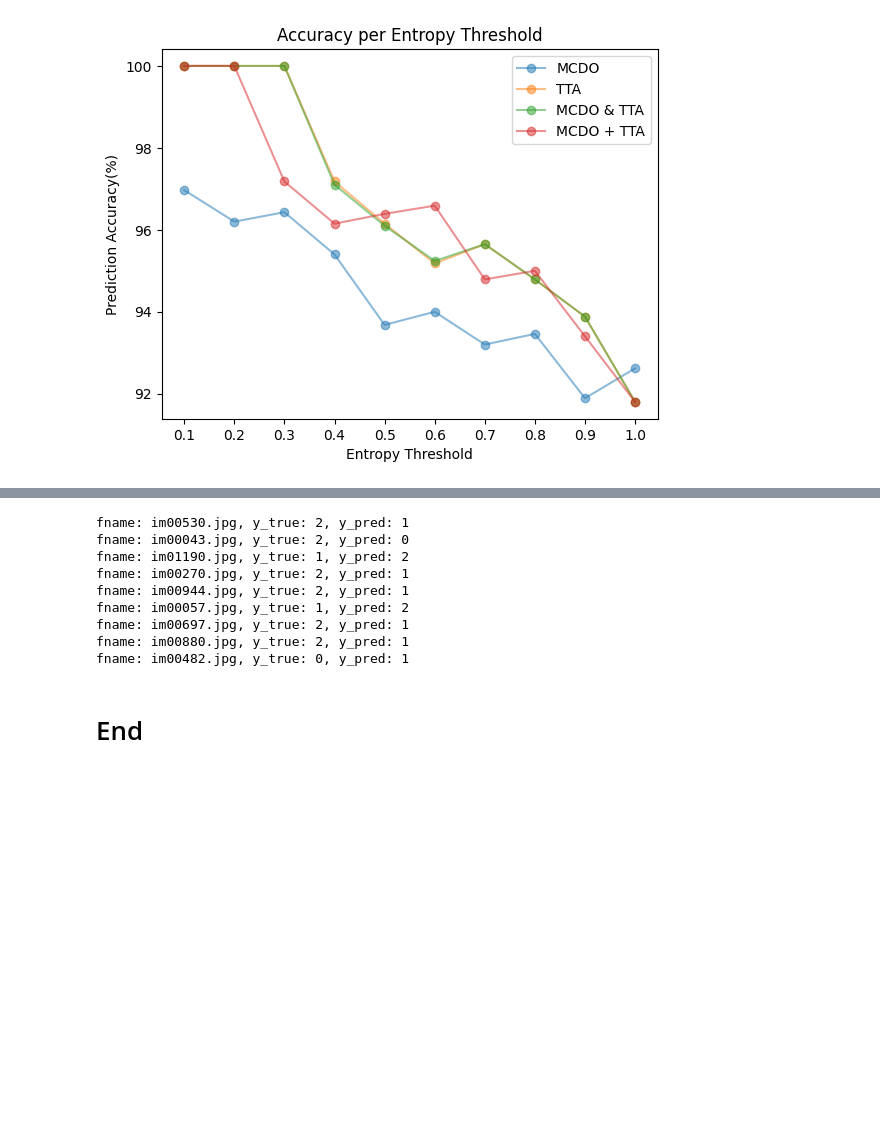
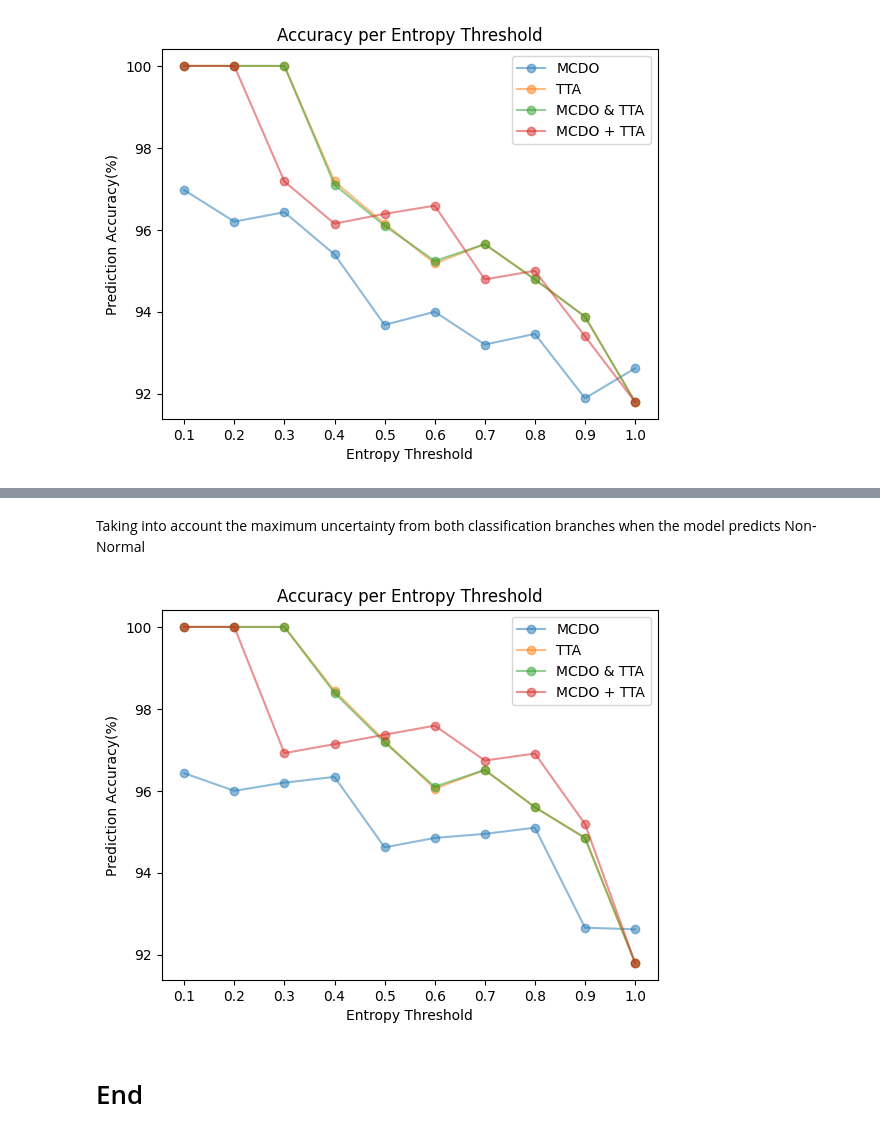
Before and after one commit to SaraDadjouy/GBCRet, a Jupyter notebook: Uncertainty Estimation.ipynb, the cells around one changed output, grey strips where cells are left out. Saved outputs shown, nothing was run; the diff lists cells and outputs as text; code cells hidden in the pictures; blank space fills up the shorter version.

Commit message:
Update Uncertainty Estimation

```diff
--- a/Uncertainty Estimation.ipynb
+++ b/Uncertainty Estimation.ipynb
@@ -1998,4 +2121,0 @@ plt.show()
-# %%
-checkpoint_path = "/content/drive/MyDrive/CV/Project/ResNet, GBCNet, GBCRet, 3/GBCRet, layer4 combination, Hierarchical cls, gbcnet VA, 50 epochs pretrained RN, CrossEntropyLoss, dropout=0.5, bm_fc_layers=3/checkpoints/best_model_epoch_51.pth"
-val_txt_path = "/content/drive/MyDrive/CV/Project/data/test.txt"
-acc, cfm, y_true, y_pred, fnames, all_bboxes, all_logits = eval_cal(checkpoint_path, val_txt_path)
@@ -2011,14 +2122,2 @@ Normal vs Not Noraml Acc: 0.9836 Benign vs Malignant Acc: 0.9222
-# %%
-for y,p,n in zip(y_true, y_pred, fnames):
-  if y != p:
-    print(f"fname: {n}, y_true: {y}, y_pred: {p}")
-# %% [output]
-fname: im00530.jpg, y_true: 2, y_pred: 1
-fname: im00043.jpg, y_true: 2, y_pred: 0
-fname: im01190.jpg, y_true: 1, y_pred: 2
-fname: im00270.jpg, y_true: 2, y_pred: 1
-fname: im00944.jpg, y_true: 2, y_pred: 1
-fname: im00057.jpg, y_true: 1, y_pred: 2
-fname: im00697.jpg, y_true: 2, y_pred: 1
-fname: im00880.jpg, y_true: 2, y_pred: 1
-fname: im00482.jpg, y_true: 0, y_pred: 1
+# %% [markdown]
+Taking into account the maximum uncertainty from both classification branches when the model predicts Non-Normal
@@ -2025,2 +2167,23 @@ fname: im00482.jpg, y_true: 0, y_pred: 1
+# %%
+mcdo_accuracies_per_threshold = uncertainty_threshold_accuracies("/content/drive/MyDrive/CV/Project/ResNet, GBCNet, GBCRet, 3/Uncertainty/MCDO.npz")
+tta_accuracies_per_threshold = uncertainty_threshold_accuracies("/content/drive/MyDrive/CV/Project/ResNet, GBCNet, GBCRet, 3/Uncertainty/TTA.npz")
+both_accuracies_per_threshold = uncertainty_threshold_accuracies("/content/drive/MyDrive/CV/Project/ResNet, GBCNet, GBCRet, 3/Uncertainty/MCDO and TTA.npz")
+cat_accuracies_per_threshold = uncertainty_threshold_accuracies("/content/drive/MyDrive/CV/Project/ResNet, GBCNet, GBCRet, 3/Uncertainty/MCDO + TTA.npz")
+# %%
+entropy_thresholds = np.linspace(0.1,1,10)
+plt.plot(entropy_thresholds, mcdo_accuracies_per_threshold, '-o', label="MCDO", alpha=0.5)
+plt.plot(entropy_thresholds, tta_accuracies_per_threshold, '-o', label="TTA", alpha=0.5)
+plt.plot(entropy_thresholds, both_accuracies_per_threshold, '-o', label="MCDO & TTA", alpha=0.5)
+plt.plot(entropy_thresholds, cat_accuracies_per_threshold, '-o', label="MCDO + TTA", alpha=0.5)
+
+plt.xticks(np.linspace(0.1,1,10))
+plt.legend()
+plt.title("Accuracy per Entropy Threshold")
+plt.xlabel("Entropy Threshold")
+plt.ylabel("Prediction Accuracy(%)")
+
+plt.show()
+# %% [output]
+[figure, added]
 # %% [markdown]
 # End
```
Also changed, not shown: parts of 22 cells of this notebook.
